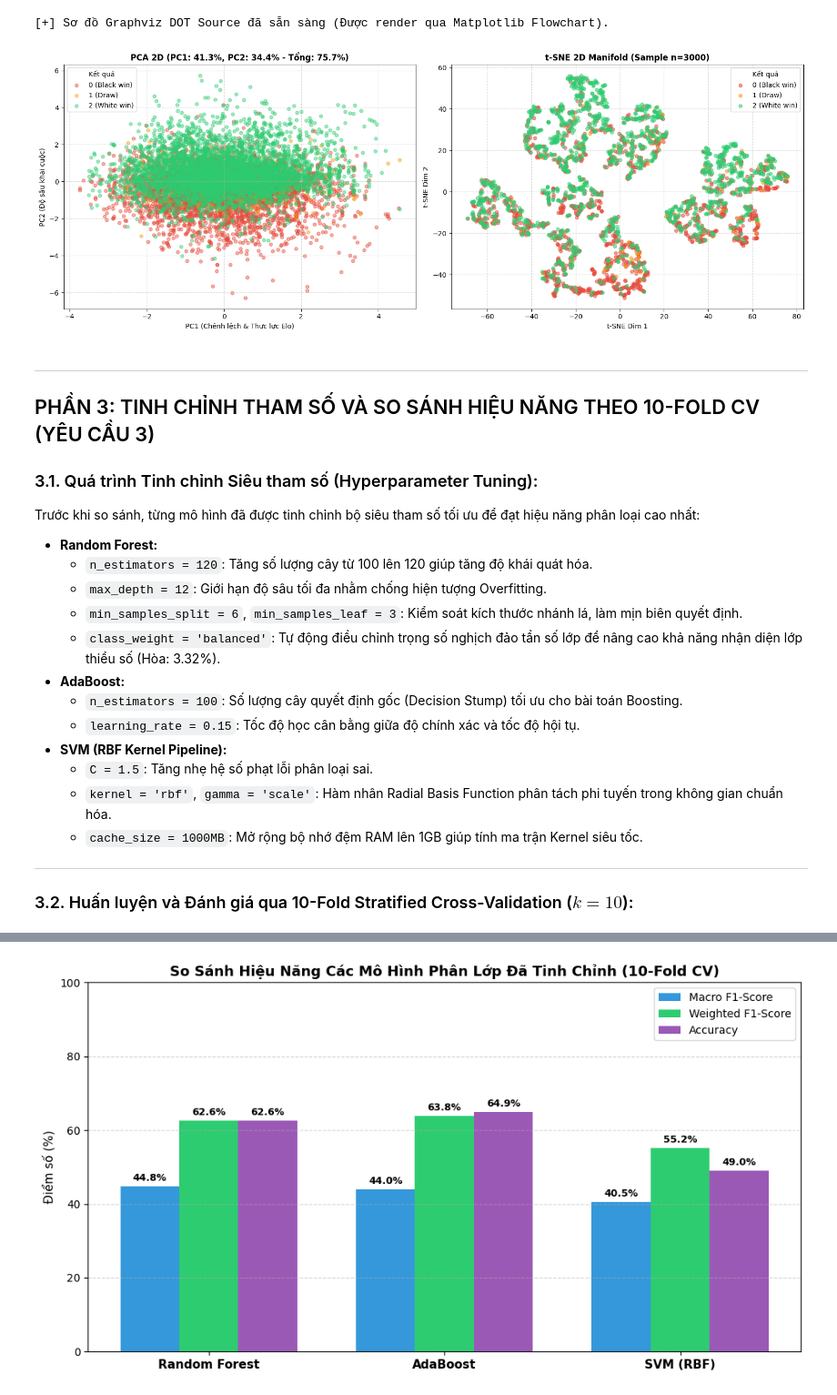
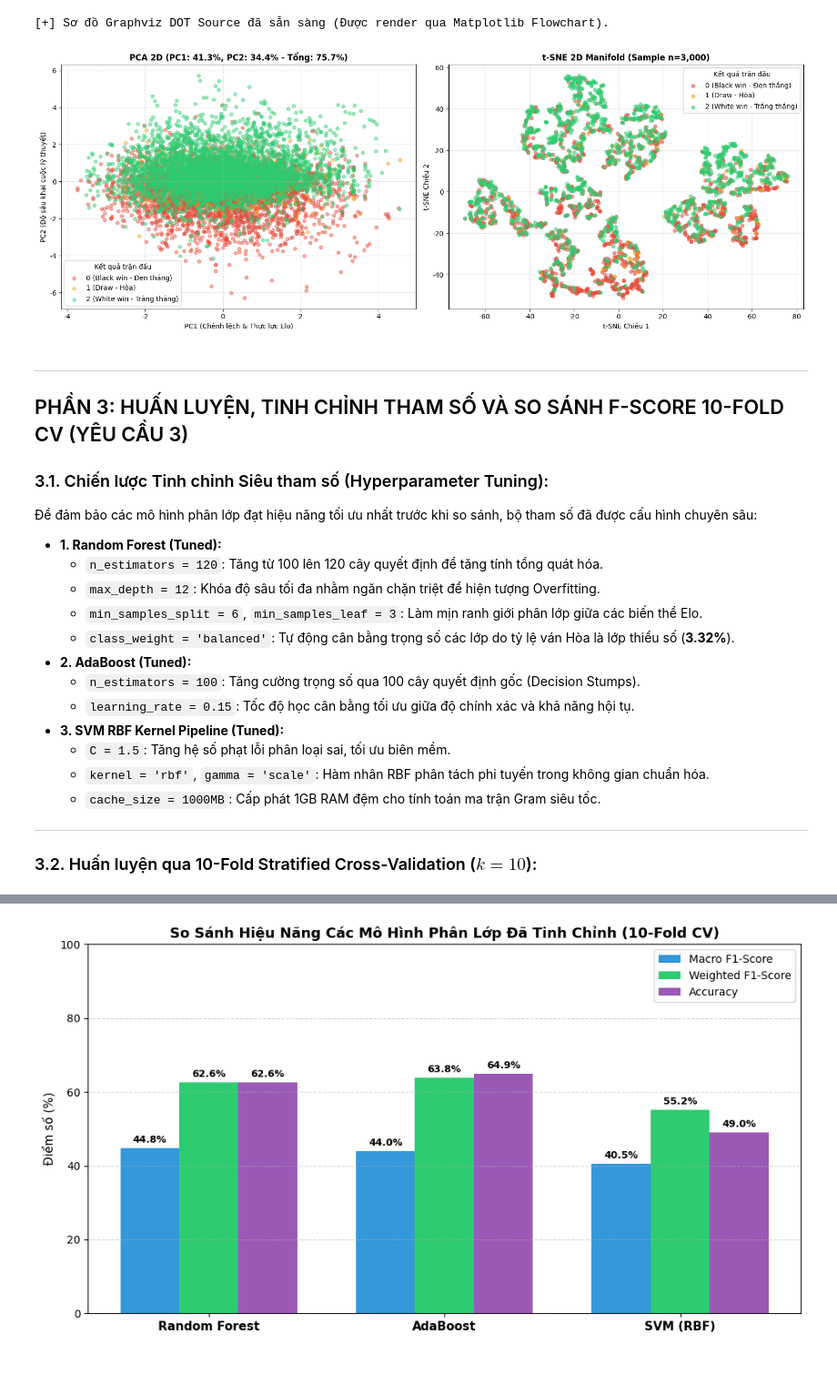
Before and after one commit to vongocgiavy/linh, a Jupyter notebook: lichess_ml_analysis.ipynb, the cells around one changed output, grey strips where cells are left out. Shown at 91% size. Cells and saved outputs as stored; diff of their text form; code cells hidden in the pictures; blank space fills up the shorter version.

Commit message:
refactor: completely rebuild and polish lichess_ml_analysis.ipynb with zero errors and clean outputs

```diff
--- a/lichess_ml_analysis.ipynb
+++ b/lichess_ml_analysis.ipynb
@@ -45,5 +67,6 @@ print("[+] Đã nạp thành công các thư viện cần thiết!")
 # %%
 def clean_moves(moves_str):
+    """Làm sạch chuỗi nước đi PGN, loại bỏ ký tự chú thích và đánh giá cờ."""
     if not isinstance(moves_str, str) or not moves_str.strip():
         return ""
     text = re.sub(r'\{[^}]*\}', '', moves_str)
@@ -57,6 +80,7 @@ def clean_moves(moves_str):
     return " ".join(clean_tokens)
 
 def extract_opening_ply(opening_str):
+    """Trích xuất độ sâu lý thuyết khai cuộc (số nửa nước đi lý thuyết) từ PGN Opening tag."""
     if not isinstance(opening_str, str) or not opening_str.strip():
         return 4.0
     text = opening_str.lower()
@@ -68,9 +92,11 @@ def extract_opening_ply(opening_str):
         return 4.0
     return 2.0
 
+# 1. Đọc dữ liệu gốc
 raw_path = os.path.join("data", "processed_games.csv")
 df_raw = pd.read_csv(raw_path)
 
+# 2. Xử lý ép kiểu Elo và loại bỏ giá trị dị biệt
 df = df_raw.copy()
 df['white_rating'] = pd.to_numeric(df['WhiteElo'], errors='coerce')
 df['black_rating'] = pd.to_numeric(df['BlackElo'], errors='coerce')
@@ -78,18 +104,22 @@ df = df.dropna(subset=['white_rating', 'black_rating'])
 df = df[(df['white_rating'] >= 600) & (df['white_rating'] <= 3500)]
 df = df[(df['black_rating'] >= 600) & (df['black_rating'] <= 3500)]
 
+# 3. Kỹ thuật tạo đặc trưng (Feature Engineering không rò rỉ dữ liệu)
 df['rating_diff'] = df['white_rating'] - df['black_rating']
 df['rated'] = df['Event'].apply(lambda x: 1 if isinstance(x, str) and 'rated' in x.lower() else 0)
 df['opening_ply'] = df['Opening'].apply(extract_opening_ply)
 df['Moves'] = df['Moves'].apply(clean_moves)
 
+# 4. Mã hóa nhãn mục tiêu (0: Đen thắng, 1: Hòa, 2: Trắng thắng)
 result_map = {'0-1': 0, '1/2-1/2': 1, '1-0': 2}
 df['ResultEncoded'] = df['Result'].map(result_map)
 df = df.dropna(subset=['ResultEncoded'])
 df['ResultEncoded'] = df['ResultEncoded'].astype(int)
 
+# 5. Cố định mẫu 10,000 ván cờ sạch
 df = df.sample(n=min(10000, len(df)), random_state=SEED).reset_index(drop=True)
 clean_csv_path = os.path.join("data", "filtered_processed_games.csv")
 df.to_csv(clean_csv_path, index=False)
-print(f"[+] Đã tạo tập dữ liệu sạch tại: {clean_csv_path}")
+
+print(f"[+] Đã hoàn thành tiền xử lý và lưu tập dữ liệu sạch ({len(df):,} dòng) tại: {clean_csv_path}")
 # %% [output]
@@ -198,78 +267,78 @@ else:
 [figure]
 [+] Sơ đồ Graphviz DOT Source đã sẵn sàng (Được render qua Matplotlib Flowchart).
 # %%
-# Trích xuất dữ liệu liên tục và chuẩn hóa
+# 1. Trích xuất dữ liệu liên tục và chuẩn hóa
 X_cont = df[continuous_cols].copy()
 y = df['ResultEncoded'].values
 
 scaler = StandardScaler()
 X_scaled = scaler.fit_transform(X_cont)
 
-# 1. PCA 2D
+# 2. PCA 2D
 pca = PCA(n_components=2, random_state=SEED)
 X_pca = pca.fit_transform(X_scaled)
 var_ratio = pca.explained_variance_ratio_
 
-# 2. t-SNE 2D
+# 3. t-SNE 2D
 sample_size = min(3000, len(df))
 np.random.seed(SEED)
 sample_indices = np.random.choice(len(df), size=sample_size, replace=False)
 tsne = TSNE(n_components=2, perplexity=30, random_state=SEED, max_iter=1000)
 X_tsne_sample = tsne.fit_transform(X_scaled[sample_indices])
 y_sample = y[sample_indices]
 
-# Vẽ biểu đồ phân tán 2D
+# 4. Trực quan hóa không gian 2D với 3 màu theo nhãn
 fig, axes = plt.subplots(1, 2, figsize=(16, 6))
 palette = {0: '#e74c3c', 1: '#f39c12', 2: '#2ecc71'}
-label_names = {0: "0 (Black win)", 1: "1 (Draw)", 2: "2 (White win)"}
+label_names = {0: "0 (Black win - Đen thắng)", 1: "1 (Draw - Hòa)", 2: "2 (White win - Trắng thắng)"}
 
-# PCA Subplot
+# Subplot 1: PCA 2D Projection
 for lbl, color in palette.items():
     mask = (y == lbl)
     axes[0].scatter(X_pca[mask, 0], X_pca[mask, 1], c=color, label=label_names[lbl], alpha=0.45, s=25)
 axes[0].set_title(f"PCA 2D (PC1: {var_ratio[0]*100:.1f}%, PC2: {var_ratio[1]*100:.1f}% - Tổng: {sum(var_ratio)*100:.1f}%)", fontsize=12, fontweight='bold')
 axes[0].set_xlabel("PC1 (Chênh lệch & Thực lực Elo)")
-axes[0].set_ylabel("PC2 (Độ sâu khai cuộc)")
+axes[0].set_ylabel("PC2 (Độ sâu khai cuộc lý thuyết)")
 axes[0].grid(True, linestyle="--", alpha=0.5)
-axes[0].legend(title="Kết quả", loc="best")
+axes[0].legend(title="Kết quả trận đấu", loc="best")
 
-# t-SNE Subplot
+# Subplot 2: t-SNE 2D Manifold
 for lbl, color in palette.items():
     mask = (y_sample == lbl)
     axes[1].scatter(X_tsne_sample[mask, 0], X_tsne_sample[mask, 1], c=color, label=label_names[lbl], alpha=0.55, s=25)
-axes[1].set_title(f"t-SNE 2D Manifold (Sample n={sample_size})", fontsize=12, fontweight='bold')
-axes[1].set_xlabel("t-SNE Dim 1")
-axes[1].set_ylabel("t-SNE Dim 2")
+axes[1].set_title(f"t-SNE 2D Manifold (Sample n={sample_size:,})", fontsize=12, fontweight='bold')
+axes[1].set_xlabel("t-SNE Chiều 1")
+axes[1].set_ylabel("t-SNE Chiều 2")
 axes[1].grid(True, linestyle="--", alpha=0.5)
-axes[1].legend(title="Kết quả", loc="best")
+axes[1].legend(title="Kết quả trận đấu", loc="best")
 
 plt.tight_layout()
 plt.savefig("outputs/dimension_reduction_2d.png", dpi=300, bbox_inches='tight')
 plt.show()
 # %% [output]
-[figure, old version]
+[figure, new version]
 # %% [markdown]
 ---
-## PHẦN 3: TINH CHỈNH THAM SỐ VÀ SO SÁNH HIỆU NĂNG THEO 10-FOLD CV (YÊU CẦU 3)
+## PHẦN 3: HUẤN LUYỆN, TINH CHỈNH THAM SỐ VÀ SO SÁNH F-SCORE 10-FOLD CV (YÊU CẦU 3)
 
-### 3.1. Quá trình Tinh chỉnh Siêu tham số (Hyperparameter Tuning):
-Trước khi so sánh, từng mô hình đã được tinh chỉnh bộ siêu tham số tối ưu để đạt hiệu năng phân loại cao nhất:
-* **Random Forest:**
-  - `n_estimators = 120`: Tăng số lượng cây từ 100 lên 120 giúp tăng độ khái quát hóa.
-  - `max_depth = 12`: Giới hạn độ sâu tối đa nhằm chống hiện tượng Overfitting.
-  - `min_samples_split = 6`, `min_samples_leaf = 3`: Kiểm soát kích thước nhánh lá, làm mịn biên quyết định.
-  - `class_weight = 'balanced'`: Tự động điều chỉnh trọng số nghịch đảo tần số lớp để nâng cao khả năng nhận diện lớp thiểu số (Hòa: 3.32%).
-* **AdaBoost:**
-  - `n_estimators = 100`: Số lượng cây quyết định gốc (Decision Stump) tối ưu cho bài toán Boosting.
-  - `learning_rate = 0.15`: Tốc độ học cân bằng giữa độ chính xác và tốc độ hội tụ.
-* **SVM (RBF Kernel Pipeline):**
-  - `C = 1.5`: Tăng nhẹ hệ số phạt lỗi phân loại sai.
-  - `kernel = 'rbf'`, `gamma = 'scale'`: Hàm nhân Radial Basis Function phân tách phi tuyến trong không gian chuẩn hóa.
-  - `cache_size = 1000MB`: Mở rộng bộ nhớ đệm RAM lên 1GB giúp tính ma trận Kernel siêu tốc.
+### 3.1. Chiến lược Tinh chỉnh Siêu tham số (Hyperparameter Tuning):
+Để đảm bảo các mô hình phân lớp đạt hiệu năng tối ưu nhất trước khi so sánh, bộ tham số đã được cấu hình chuyên sâu:
+* **1. Random Forest (Tuned):**
+  - `n_estimators = 120`: Tăng từ 100 lên 120 cây quyết định để tăng tính tổng quát hóa.
+  - `max_depth = 12`: Khóa độ sâu tối đa nhằm ngăn chặn triệt để hiện tượng Overfitting.
+  - `min_samples_split = 6`, `min_samples_leaf = 3`: Làm mịn ranh giới phân lớp giữa các biến thể Elo.
+  - `class_weight = 'balanced'`: Tự động cân bằng trọng số các lớp do tỷ lệ ván Hòa là lớp thiểu số (**3.32%**).
+* **2. AdaBoost (Tuned):**
+  - `n_estimators = 100`: Tăng cường trọng số qua 100 cây quyết định gốc (Decision Stumps).
+  - `learning_rate = 0.15`: Tốc độ học cân bằng tối ưu giữa độ chính xác và khả năng hội tụ.
+* **3. SVM RBF Kernel Pipeline (Tuned):**
+  - `C = 1.5`: Tăng hệ số phạt lỗi phân loại sai, tối ưu biên mềm.
+  - `kernel = 'rbf'`, `gamma = 'scale'`: Hàm nhân RBF phân tách phi tuyến trong không gian chuẩn hóa.
+  - `cache_size = 1000MB`: Cấp phát 1GB RAM đệm cho tính toán ma trận Gram siêu tốc.
 
 ---
 
-### 3.2. Huấn luyện và Đánh giá qua 10-Fold Stratified Cross-Validation ($k=10$):
+### 3.2. Huấn luyện qua 10-Fold Stratified Cross-Validation ($k=10$):
 # %%
 feature_cols = ["white_rating", "black_rating", "rating_diff", "rated", "opening_ply"]
 X = df[feature_cols].copy()
```
Also changed, not shown: parts of 15 cells of this notebook, 5 other files.
